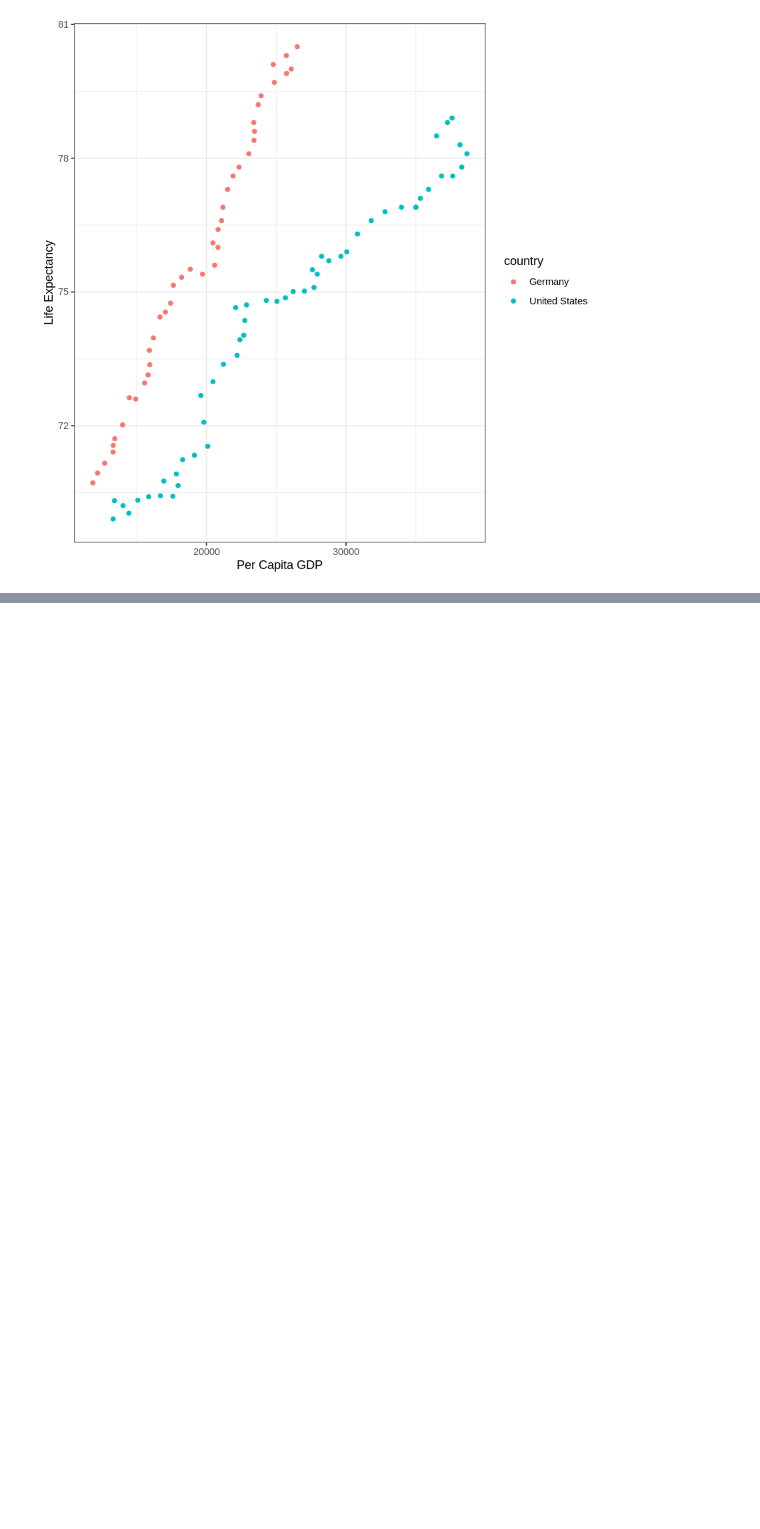
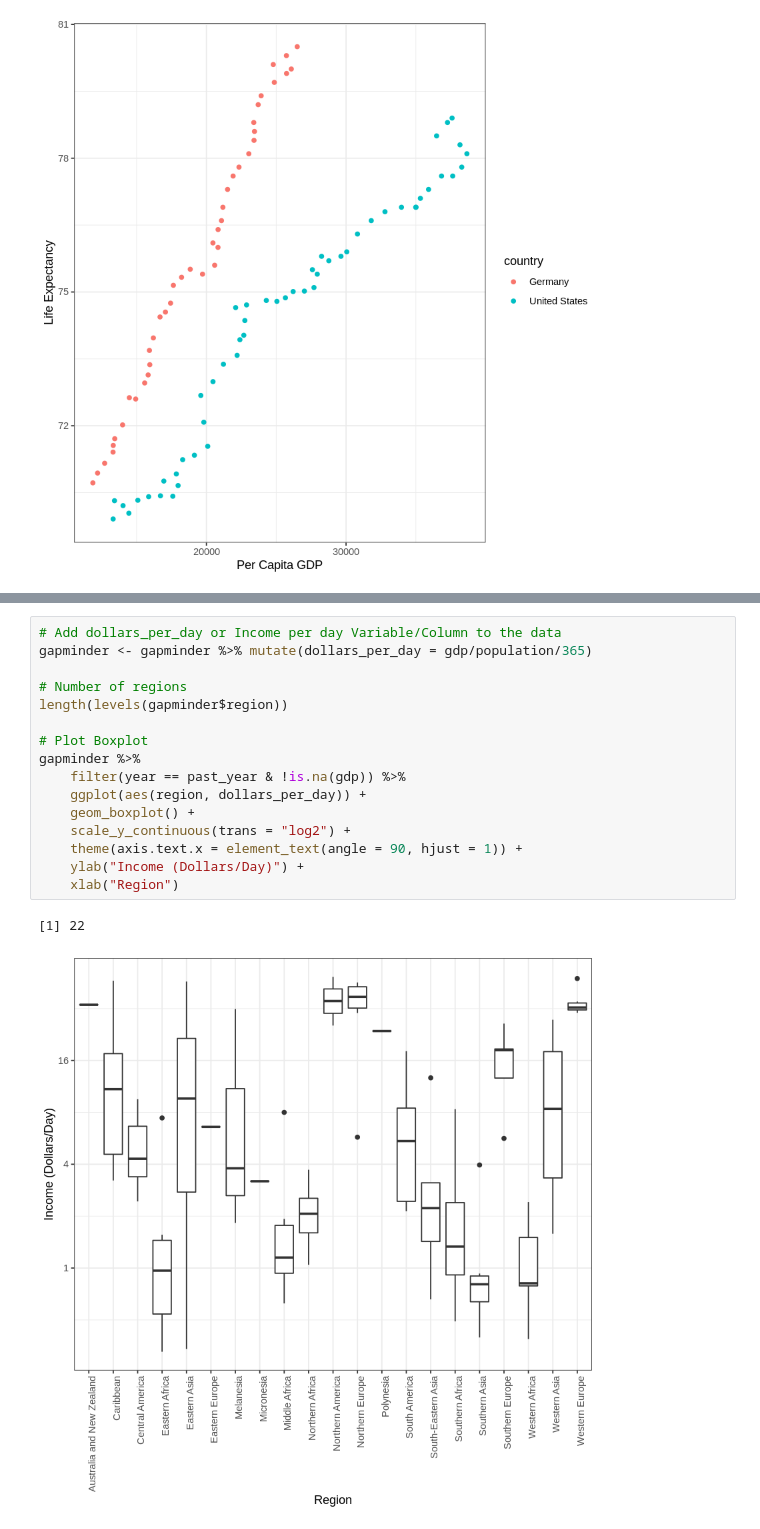
Before and after one commit to ashudva/Case_Studies, a Jupyter notebook: Gapminder/Gapminder.ipynb, the cells around one changed output, grey strips where cells are left out. Cells and saved outputs as stored; diff of their text form; blank space fills up the shorter version.

```diff
--- a/Gapminder/Gapminder.ipynb
+++ b/Gapminder/Gapminder.ipynb
@@ -182,2 +186,21 @@ gapminder %>%
 # %% [output]
 [figure]
+# %%
+# Add dollars_per_day or Income per day Variable/Column to the data
+gapminder <- gapminder %>% mutate(dollars_per_day = gdp/population/365)
+
+# Number of regions
+length(levels(gapminder$region))
+
+# Plot Boxplot
+gapminder %>%
+    filter(year == past_year & !is.na(gdp)) %>%
+    ggplot(aes(region, dollars_per_day)) +
+    geom_boxplot() +
+    scale_y_continuous(trans = "log2") +
+    theme(axis.text.x = element_text(angle = 90, hjust = 1)) +
+    ylab("Income (Dollars/Day)") +
+    xlab("Region")
+# %% [output]
+[1] 22
+[figure, added]
```
Also changed, not shown: parts of 4 cells of this notebook.
